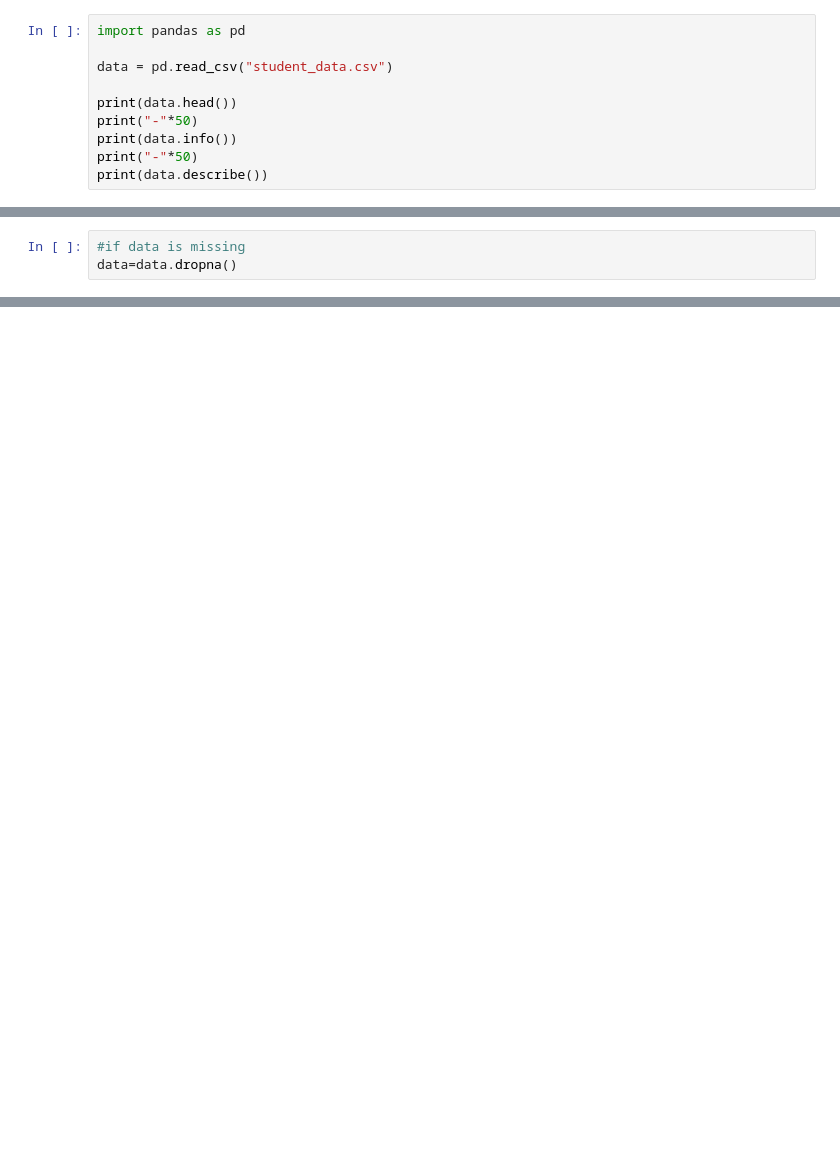
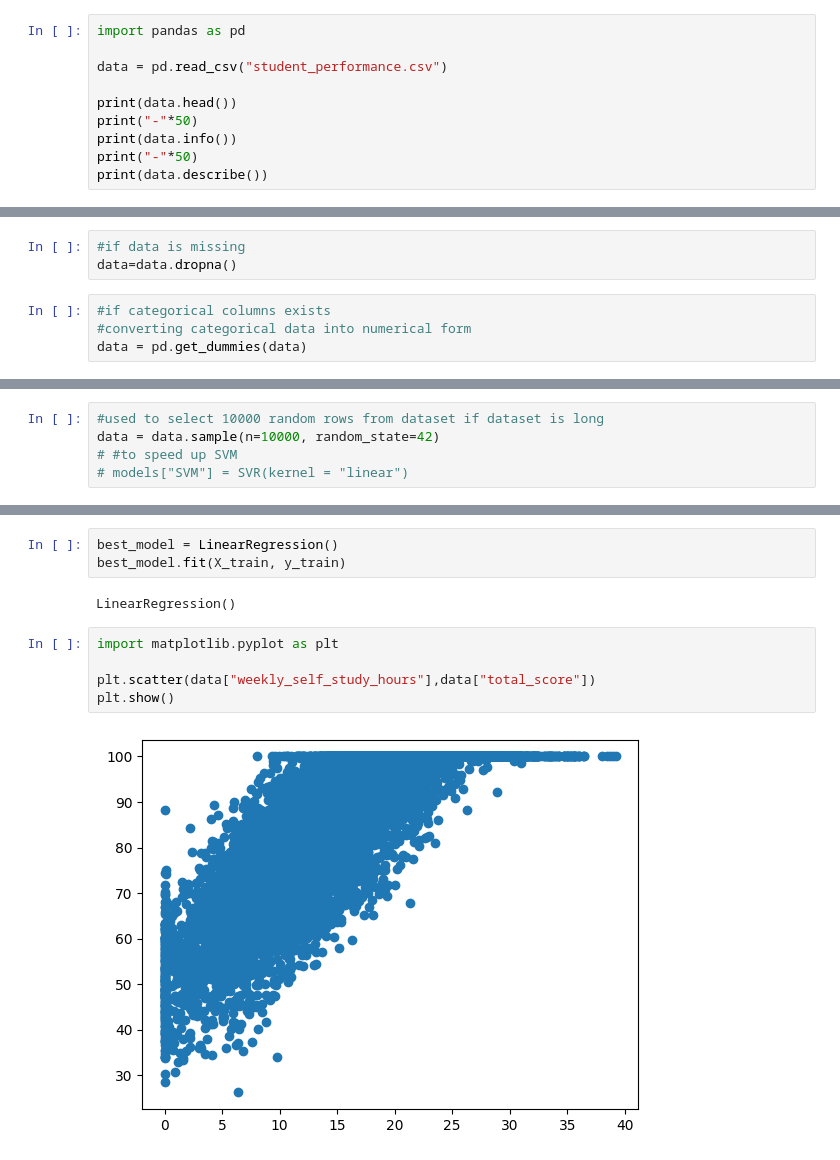
Before and after one commit to Taniya1308/Student_Performance_Perdiction, a Jupyter notebook: Student_Performance_Predictor.ipynb, the cells around one changed output, grey strips where cells are left out. Cells and saved outputs as stored; diff of their text form; blank space fills up the shorter version.

```diff
--- a/Student_Performance_Predictor.ipynb
+++ b/Student_Performance_Predictor.ipynb
@@ -1,7 +1,7 @@
 # %%
 import pandas as pd
 
-data = pd.read_csv("student_data.csv")
+data = pd.read_csv("student_performance.csv")
 
 print(data.head())
 print("-"*50)
@@ -40,5 +40,9 @@ dtype: int64
 # %%
 #if data is missing
 data=data.dropna()
+# %%
+#if categorical columns exists
+#converting categorical data into numerical form
+data = pd.get_dummies(data)
 # %%
 #split features & target
@@ -96,0 +74,5 @@ Predicted Score: 78.30304751344507
+# %%
+#used to select 10000 random rows from dataset if dataset is long
+data = data.sample(n=10000, random_state=42)
+# #to speed up SVM
+# models["SVM"] = SVR(kernel = "linear")
@@ -97,3 +112,15 @@ Predicted Score: 78.30304751344507
+# %%
+best_model = LinearRegression()
+best_model.fit(X_train, y_train)
+# %% [output]
+LinearRegression()
+# %%
+import matplotlib.pyplot as plt
+
+plt.scatter(data["weekly_self_study_hours"],data["total_score"])
+plt.show()
+# %% [output]
+[figure, added]
 # %%
 import pickle
 
```
Also changed, not shown: parts of 13 cells of this notebook, 4 other files.
